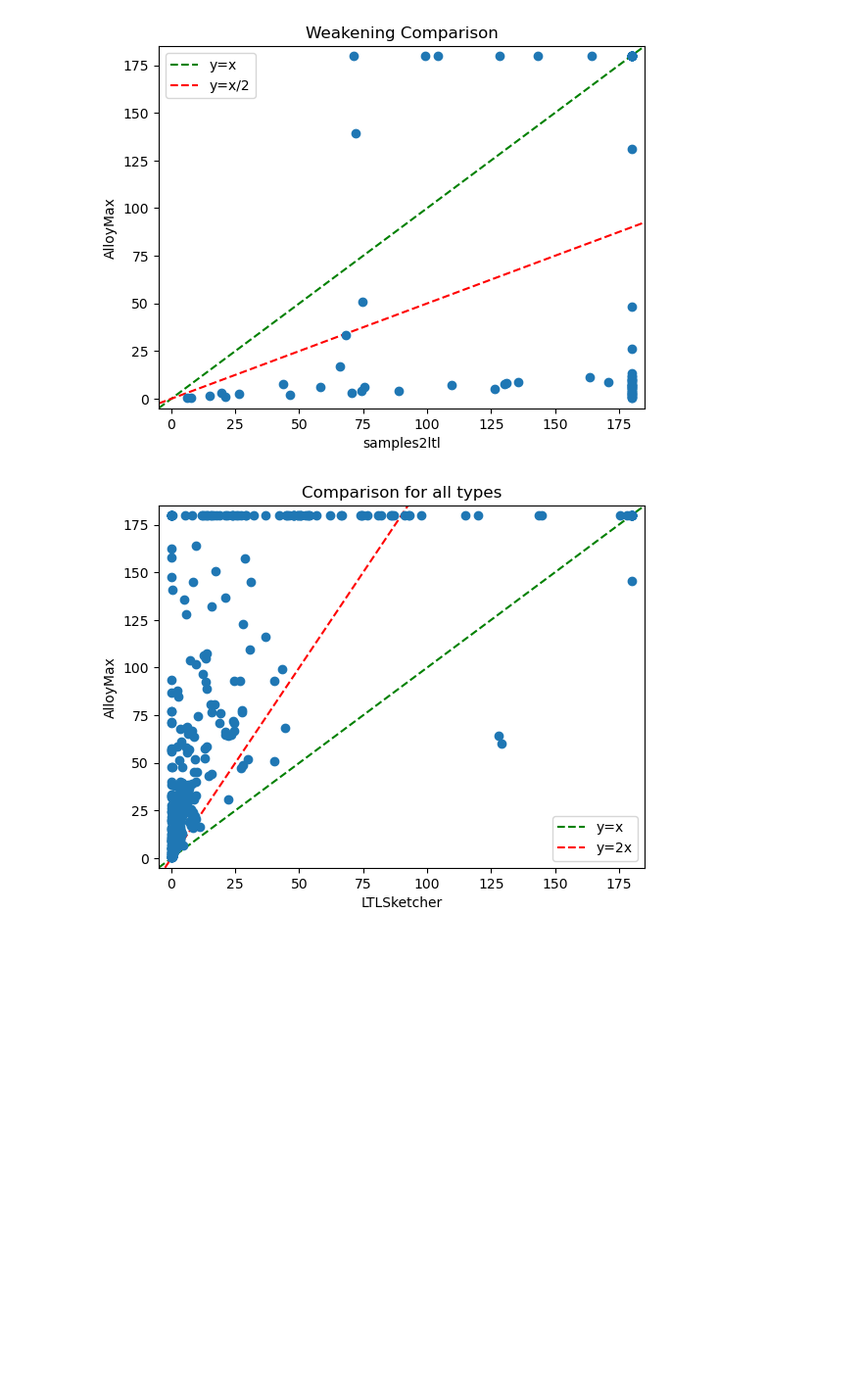
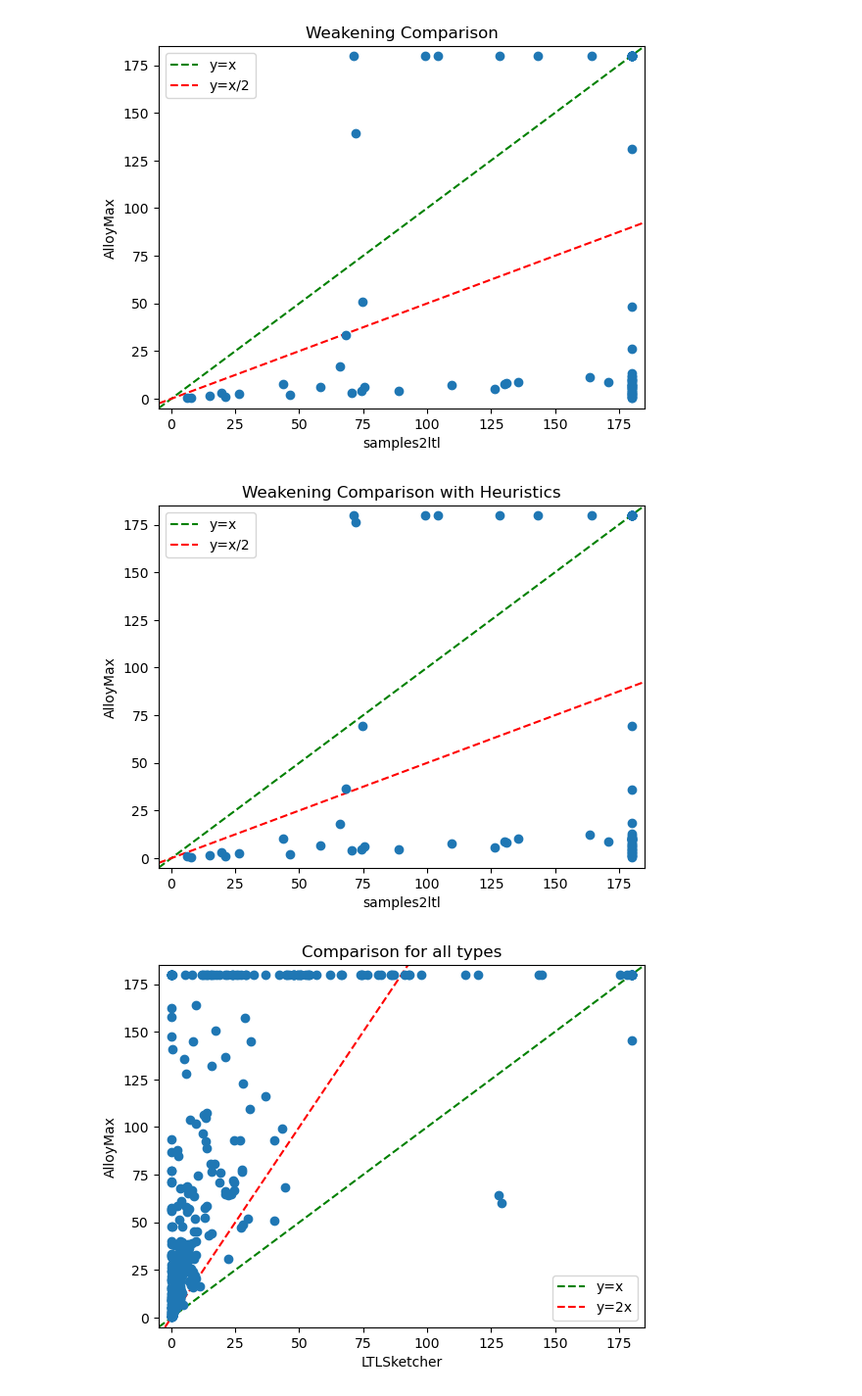
Before and after one commit to meluge/ATLASforFOL, a Jupyter notebook: benchmark_results/data_summary.ipynb, the cells around one changed output. Shown at 98% size. Cells and saved outputs as stored; diff of their text form; code cells hidden in the pictures; blank space fills up the shorter version.

Commit message:
Update GR1 weakening encoding

```diff
--- a/benchmark_results/data_summary.ipynb
+++ b/benchmark_results/data_summary.ipynb
@@ -57,6 +57,10 @@ plot('baselines/baseline_stats_all.csv', 'baselines/baseline_until_alloy_all.csv
 plot('weakening/weakening_stats.csv', 'weakening/weakening_alloy_gr1.csv', 'Weakening Comparison')
 # %% [output]
 [figure]
+# %%
+plot('weakening/weakening_stats.csv', 'weakening/weakening_alloy_gr1_new.csv', 'Weakening Comparison with Heuristics')
+# %% [output]
+[figure, added]
 # %%
 def plot_ltl_sketch(a, b, filter_names=None):
     # Read data from A.csv
```
Also changed, not shown: parts of 1 cell of this notebook, 2 other files.
